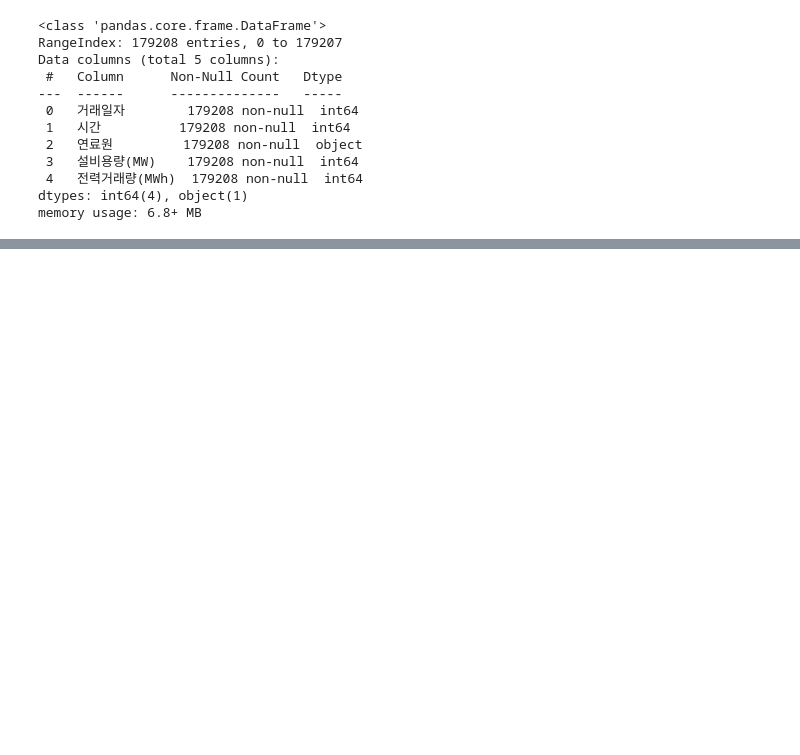
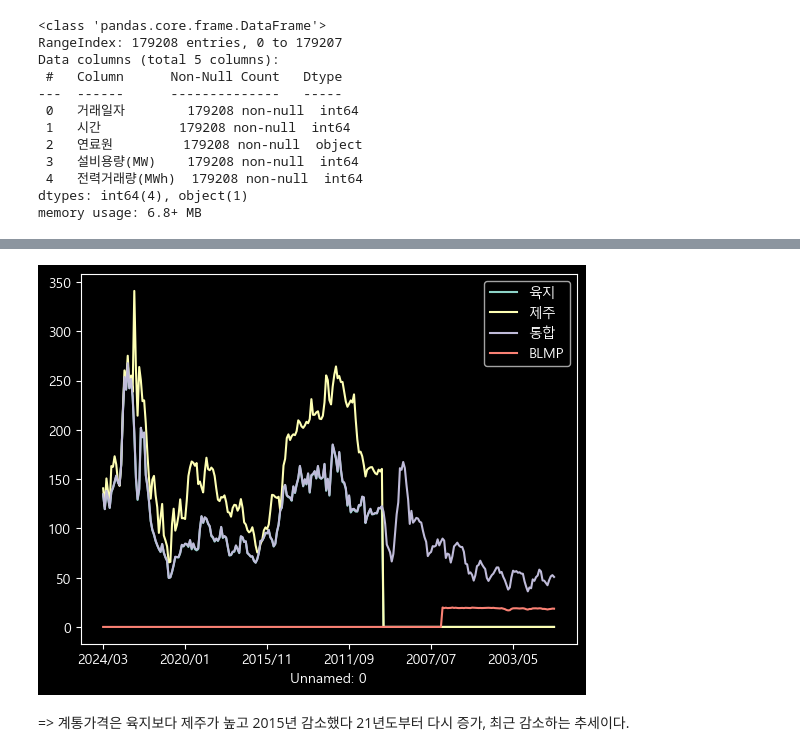
Before and after one commit to zeeenoo11/KDT5_Web_basic_Project, a Jupyter notebook: 전진우/01_Load_Data.ipynb, the cells around one changed output, grey strips where cells are left out. Cells and saved outputs as stored; diff of their text form; code cells hidden in the pictures; blank space fills up the shorter version.

```diff
--- a/전진우/01_Load_Data.ipynb
+++ b/전진우/01_Load_Data.ipynb
@@ -32,0 +83,7 @@ memory usage: 6.8+ MB
+# %%
+import pandas as pd
+
+file = '../DATA/HOME_전력거래_계통한계가격_가중평균SMP.csv'
+
+df = pd.read_csv(file, encoding='cp949', skiprows=1)
+df.head()
@@ -32,0 +112,4 @@ memory usage: 6.8+ MB
+# %%
+# 첫 열을 인덱스로 설정, 육지, 제주, 통합을 시각화
+df.set_index('Unnamed: 0', inplace=True)
+df.head()
@@ -32,0 +124,4 @@ memory usage: 6.8+ MB
+# %%
+# 넷 째 열 = BLMP
+df.columns = ['육지', '제주', '통합', 'BLMP']
+df.head()
@@ -32,0 +136,12 @@ memory usage: 6.8+ MB
+# %%
+# 시각화
+import matplotlib.pyplot as plt
+# 한글 폰트 설정
+plt.rc('font', family='Malgun Gothic')
+plt.rc('axes', unicode_minus=False)
+df.plot()
+plt.show()
+# %% [output]
+[figure, added]
+# %% [markdown]
+=> 계통가격은 육지보다 제주가 높고 2015년 감소했다 21년도부터 다시 증가, 최근 감소하는 추세이다.
```
Also changed, not shown: parts of 10 cells of this notebook, 3 other files.
